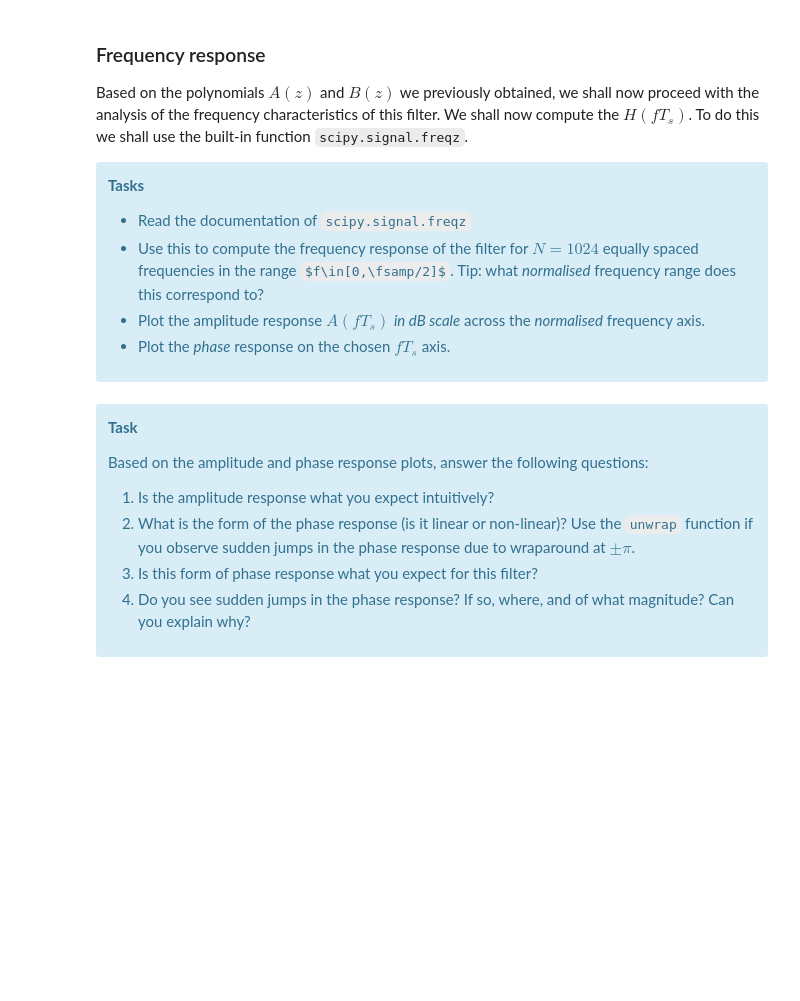
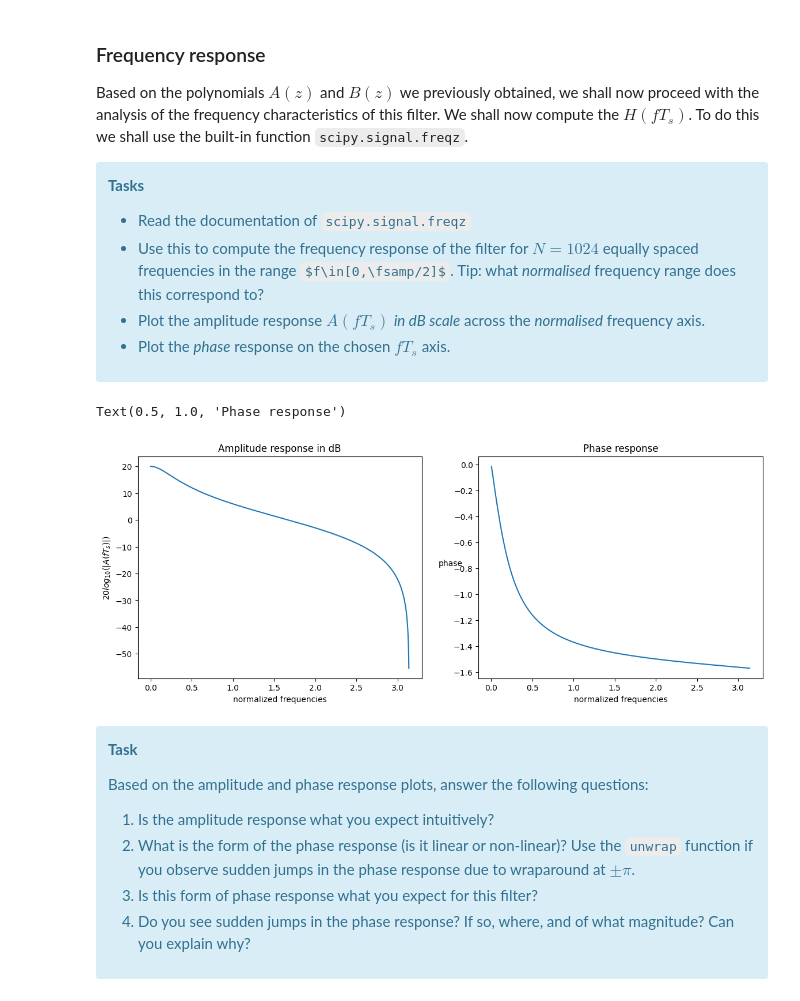
Before and after one commit to vbelpair/Ugent, a Jupyter notebook: Medical_Signal_Processing_and_Statistics/assignment_3/ex03_vincent.ipynb, the cells around one changed output. Drawn from its saved outputs; the diff is of its cells as text; code cells hidden in the pictures; some formulas as TeX source; blank space fills up the shorter version.

```diff
--- a/Medical_Signal_Processing_and_Statistics/assignment_3/ex03_vincent.ipynb
+++ b/Medical_Signal_Processing_and_Statistics/assignment_3/ex03_vincent.ipynb
@@ -168,3 +213,22 @@ Based on the polynomials $A(z)$ and $B(z)$ we previously obtained, we shall now
+# %%
+# Write your code here
+N = 1024
+f, H = signal.freqz(Bz, Az, N)
+A, phase = 20*np.log10(np.abs(H)), np.angle(H)
+
+fig, (ax1, ax2) = plt.subplots(ncols=2, figsize=(14,5))
+ax1.plot(f, A)
+ax1.set_xlabel('normalized frequencies')
+ax1.set_ylabel(r'$20log_{10}(|A(fT_s)|)$')
+ax1.set_title('Amplitude response in dB')
+
+ax2.plot(f[1:], np.unwrap(phase[1:]))
+ax2.set_xlabel('normalized frequencies')
+ax2.set_ylabel('phase',rotation=0)
+ax2.set_title('Phase response')
+# %% [output]
+Text(0.5, 1.0, 'Phase response')
+[figure, added]
 # %% [markdown]
 <div class="alert alert-info">
 
```
Also changed, not shown: parts of 15 cells of this notebook.
